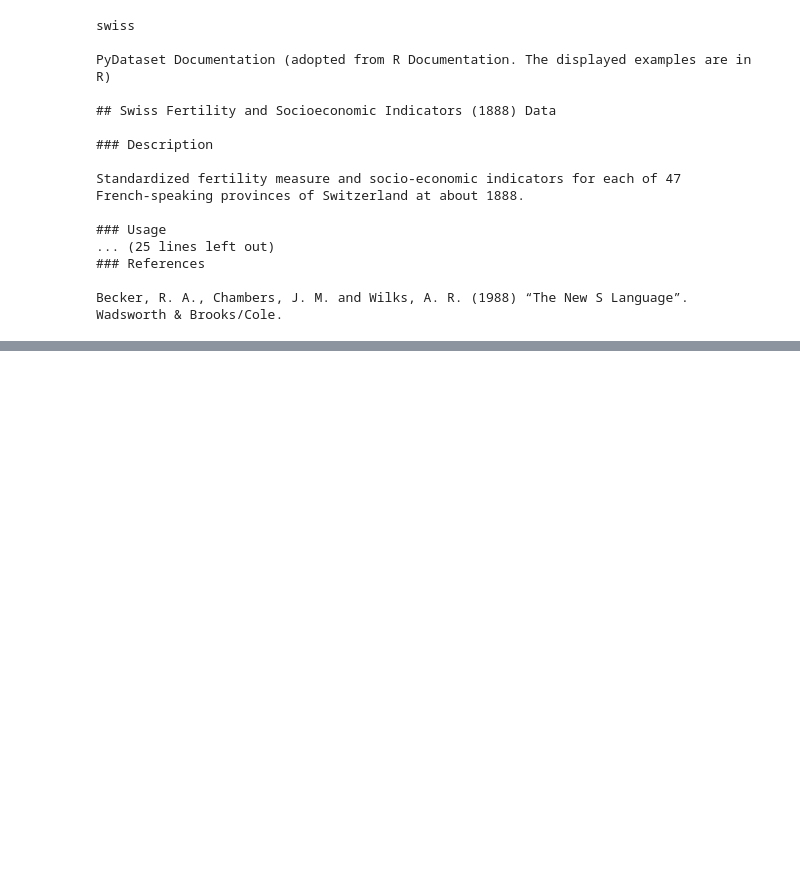
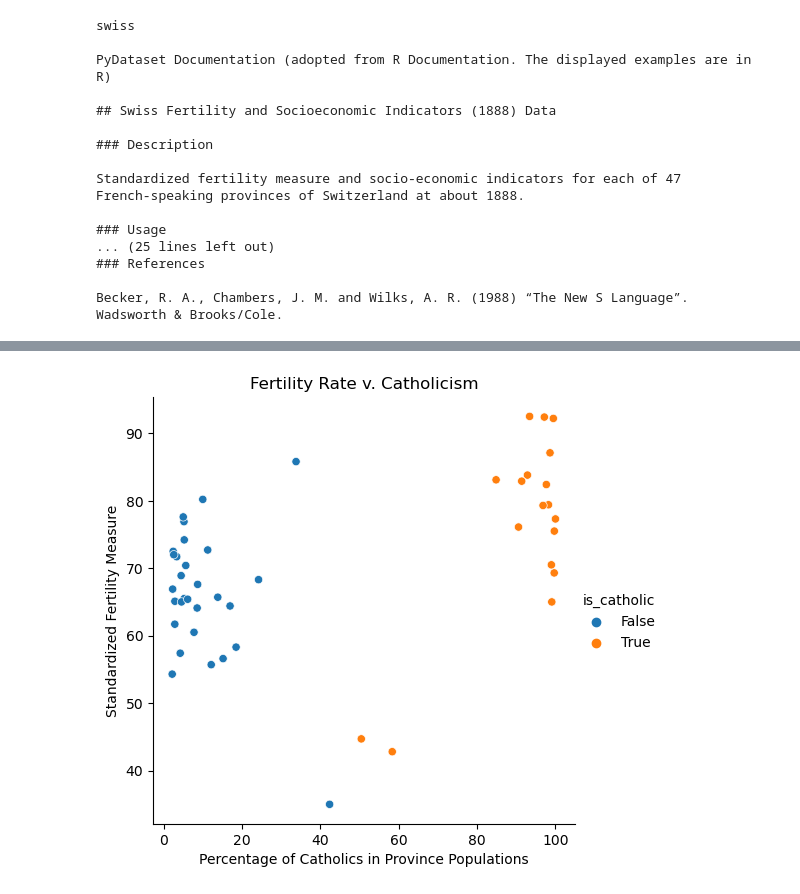
Before and after one commit to corey-baughman/005_numpy_pandas_visualization_exercises, a Jupyter notebook: 0227_seaborn_exercises.ipynb, the cells around one changed output, grey strips where cells are left out. Drawn from its saved outputs; the diff is of its cells as text; code cells hidden in the pictures; blank space fills up the shorter version.

```diff
--- a/0227_seaborn_exercises.ipynb
+++ b/0227_seaborn_exercises.ipynb
@@ -262,0 +308,8 @@ sw
+# %%
+sns.relplot(x='Catholic', y='Fertility', data=sw, hue='is_catholic')
+plt.title('Fertility Rate v. Catholicism')
+plt.ylabel('Standardized Fertility Measure')
+plt.xlabel('Percentage of Catholics in Province Populations')
+plt.show()
+# %% [output]
+[figure, added]
```
Also changed, not shown: parts of 33 cells of this notebook.
